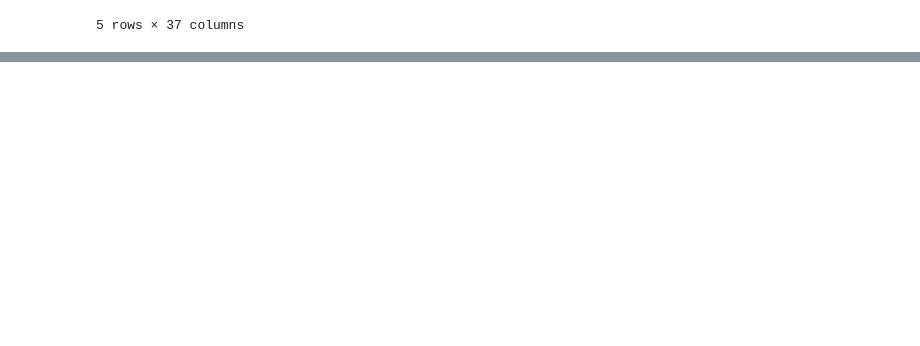
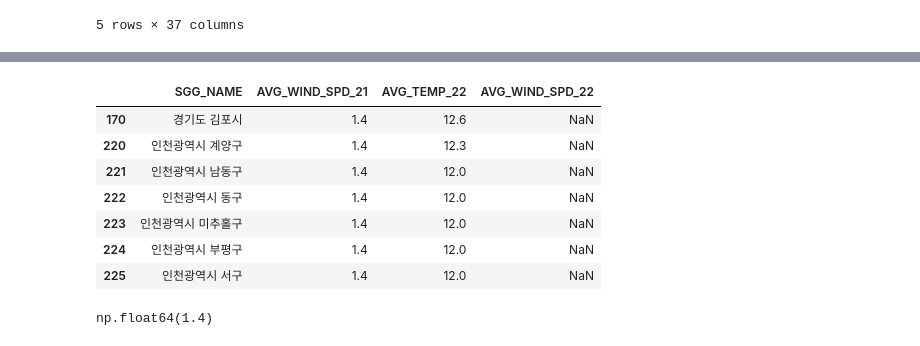
Before and after one commit to outflow-project/population-outflow, a Jupyter notebook: notebooks/preprocessed_data_missing_value_climate.ipynb, the cells around one changed output, grey strips where cells are left out. Cells and saved outputs as stored; diff of their text form; code cells hidden in the pictures; blank space fills up the shorter version.

```diff
--- a/notebooks/preprocessed_data_missing_value_climate.ipynb
+++ b/notebooks/preprocessed_data_missing_value_climate.ipynb
@@ -375,0 +487,6 @@ climate_edit.to_csv('../processed/기후데이터.csv', index=False)
+# %%
+## 나머지에 대해 다시 한번 결측치 채우기
+for target_col in climate_zero.columns:
+    climate_zero[target_col] = climate_zero.apply(
+        lambda row: fill_with_neighbors_mean(row, target_col, adjacent_dict_sgi, climate_zero), axis=1
+    )
@@ -375,0 +513,16 @@ climate_edit.to_csv('../processed/기후데이터.csv', index=False)
+# %%
+climate_zero.loc[climate_zero.isnull().any(axis=1), ['SGG_NAME','AVG_WIND_SPD_21','AVG_TEMP_22','AVG_WIND_SPD_22']]
+# %% [output]
+|  | SGG_NAME | AVG_WIND_SPD_21 | AVG_TEMP_22 | AVG_WIND_SPD_22 |
+| 170 | 경기도 김포시 | 1.4 | 12.6 | NaN |
+| 220 | 인천광역시 계양구 | 1.4 | 12.3 | NaN |
+| 221 | 인천광역시 남동구 | 1.4 | 12.0 | NaN |
+| 222 | 인천광역시 동구 | 1.4 | 12.0 | NaN |
+| 223 | 인천광역시 미추홀구 | 1.4 | 12.0 | NaN |
+| 224 | 인천광역시 부평구 | 1.4 | 12.0 | NaN |
+| 225 | 인천광역시 서구 | 1.4 | 12.0 | NaN |
+# %%
+gyengi = climate_zero[climate_zero['SGG_NAME'].str.startswith('경기도')]
+gyengi['AVG_WIND_SPD_22'].mean().round(1)
+# %% [output]
+np.float64(1.4)
```
Also changed, not shown: parts of 17 cells of this notebook.
